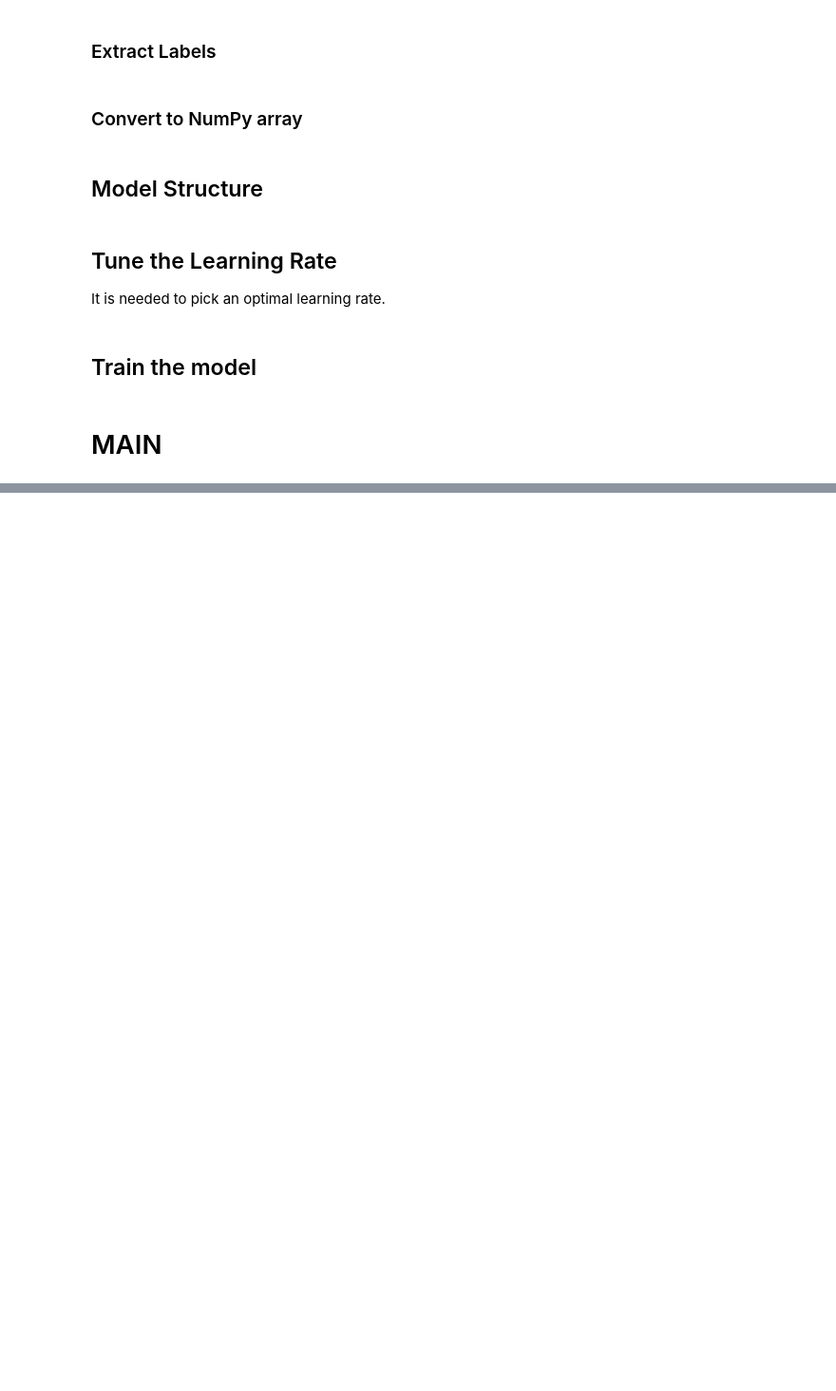
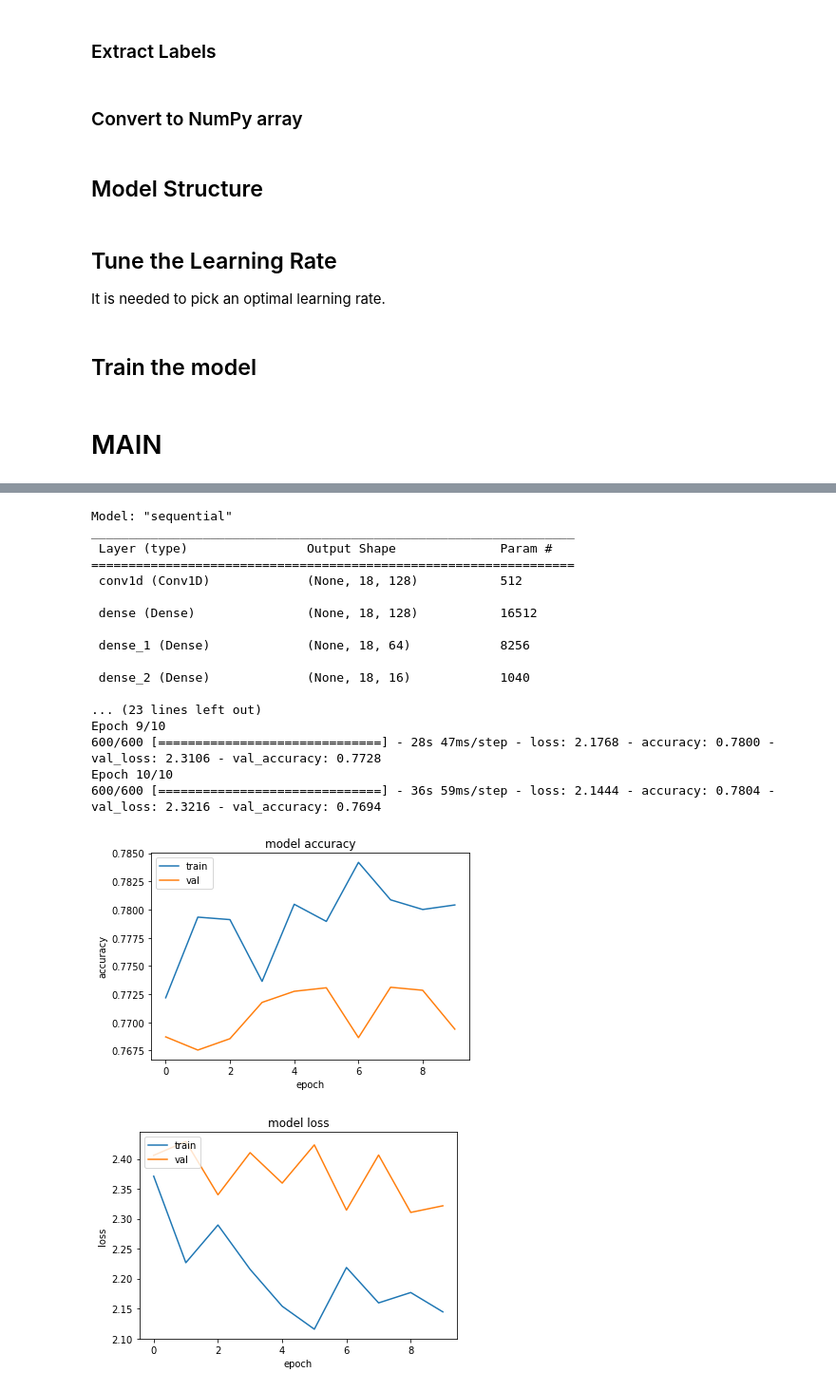
Before and after one commit to FrkAk/Deep_Learning_Workshop, a Jupyter notebook: Workshop/Default_Payment_Prediction.ipynb, the cells around one changed output, grey strips where cells are left out. Shown at 95% size. Saved outputs shown, nothing was run; the diff lists cells and outputs as text; code cells hidden in the pictures; blank space fills up the shorter version.

```diff
--- a/Workshop/Default_Payment_Prediction.ipynb
+++ b/Workshop/Default_Payment_Prediction.ipynb
@@ -155,6 +156,7 @@ names_all=["LIMIT_BAL",	"SEX", "EDUCATION",	"MARRIAGE",	"AGE",
            "BILL_AMT1",	"BILL_AMT2",	"BILL_AMT3",	"BILL_AMT4",	"BILL_AMT5",	"BILL_AMT6",
            "PAY_AMT1",	"PAY_AMT2",	"PAY_AMT3",	"PAY_AMT4",	"PAY_AMT5",	"PAY_AMT6",
            "default.payment.next.month"]
+
 names_non_demographic=["LIMIT_BAL","AGE",
            "PAY_0",	"PAY_2",	"PAY_3",	"PAY_4"	,"PAY_5",	"PAY_6",
            "BILL_AMT1",	"BILL_AMT2",	"BILL_AMT3",	"BILL_AMT4",	"BILL_AMT5",	"BILL_AMT6",
@@ -178,6 +180,48 @@ names_non_MAR=["LIMIT_BAL",	"SEX", "EDUCATION",	"AGE",
            "BILL_AMT1",	"BILL_AMT2",	"BILL_AMT3",	"BILL_AMT4",	"BILL_AMT5",	"BILL_AMT6",
            "PAY_AMT1",	"PAY_AMT2",	"PAY_AMT3",	"PAY_AMT4",	"PAY_AMT5",	"PAY_AMT6",
            "default.payment.next.month"]
+
+names_non_PAY=["LIMIT_BAL",	"SEX", "EDUCATION",	"MARRIAGE",	"AGE",
+
+           "BILL_AMT1",	"BILL_AMT2",	"BILL_AMT3",	"BILL_AMT4",	"BILL_AMT5",	"BILL_AMT6",
+           "PAY_AMT1",	"PAY_AMT2",	"PAY_AMT3",	"PAY_AMT4",	"PAY_AMT5",	"PAY_AMT6",
+           "default.payment.next.month"]
+
+names_non_BILL=["LIMIT_BAL",	"SEX", "EDUCATION",	"MARRIAGE",	"AGE",
+           "PAY_0",	"PAY_2",	"PAY_3",	"PAY_4"	,"PAY_5",	"PAY_6",
+
+           "PAY_AMT1",	"PAY_AMT2",	"PAY_AMT3",	"PAY_AMT4",	"PAY_AMT5",	"PAY_AMT6",
+           "default.payment.next.month"]
+
+names_non_PAY_AMNT=["LIMIT_BAL",	"SEX", "EDUCATION",	"MARRIAGE",	"AGE",
+           "PAY_0",	"PAY_2",	"PAY_3",	"PAY_4"	,"PAY_5",	"PAY_6",
+           "BILL_AMT1",	"BILL_AMT2",	"BILL_AMT3",	"BILL_AMT4",	"BILL_AMT5",	"BILL_AMT6",
+
+           "default.payment.next.month"]
+
+names_non_PAY_ALL=["LIMIT_BAL",	"SEX", "EDUCATION",	"MARRIAGE",	"AGE",
+
+           "BILL_AMT1",	"BILL_AMT2",	"BILL_AMT3",	"BILL_AMT4",	"BILL_AMT5",	"BILL_AMT6",
+
+           "default.payment.next.month"]
+
+names_non_BILL_PAY_AMNT=["LIMIT_BAL",	"SEX", "EDUCATION",	"MARRIAGE","AGE",
+           "PAY_0",	"PAY_2",	"PAY_3",	"PAY_4"	,"PAY_5",	"PAY_6",
+
+           "default.payment.next.month"]
+
+names_non_PAY_BILL=["LIMIT_BAL",	"SEX", "EDUCATION",	"MARRIAGE","AGE",
+
+           "PAY_AMT1",	"PAY_AMT2",	"PAY_AMT3",	"PAY_AMT4",	"PAY_AMT5",	"PAY_AMT6",
+           "default.payment.next.month"]
+
+names_non_PAY_BILL_PAY_AMNT=["LIMIT_BAL",	"SEX", "EDUCATION",	"MARRIAGE", "AGE",
+
+           "default.payment.next.month"]
+
+names_only_DEMOGRAPH=["SEX", "EDUCATION","MARRIAGE",	"AGE",
+
+           "default.payment.next.month"]
 # %%
 def build_network(data_names,tune=False):
   data = read_dataset(data_names)
@@ -235,0 +369,22 @@ non_MAR_features_history, non_MAR_features_result = build_network(names_non_MAR,
+# %%
+non_PAY_features_history, non_PAY_features_result = build_network(names_non_PAY,tune=False)
+# %% [output]
+Model: "sequential"
+_________________________________________________________________
+ Layer (type)                Output Shape              Param #
+=================================================================
+ conv1d (Conv1D)             (None, 18, 128)           512
+
+ dense (Dense)               (None, 18, 128)           16512
+
+ dense_1 (Dense)             (None, 18, 64)            8256
+
+ dense_2 (Dense)             (None, 18, 16)            1040
+
+... (23 lines left out)
+Epoch 9/10
+600/600 [==============================] - 28s 47ms/step - loss: 2.1768 - accuracy: 0.7800 - val_loss: 2.3106 - val_accuracy: 0.7728
+Epoch 10/10
+600/600 [==============================] - 36s 59ms/step - loss: 2.1444 - accuracy: 0.7804 - val_loss: 2.3216 - val_accuracy: 0.7694
+[figure, added]
+[figure, added]
```
Also changed, not shown: parts of 18 cells of this notebook.
